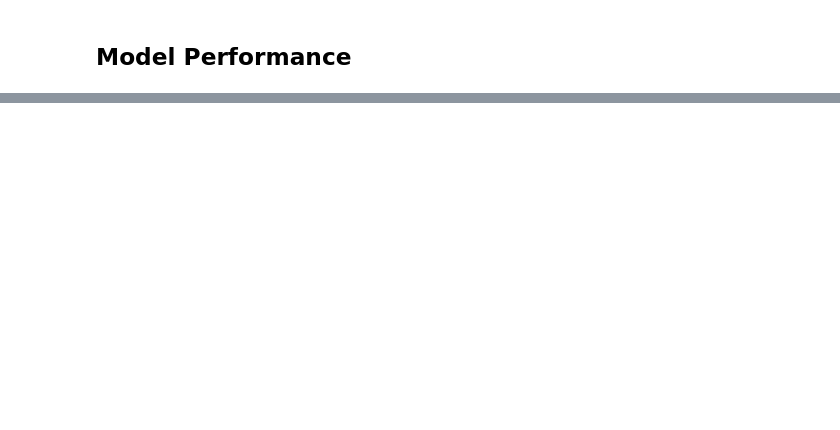
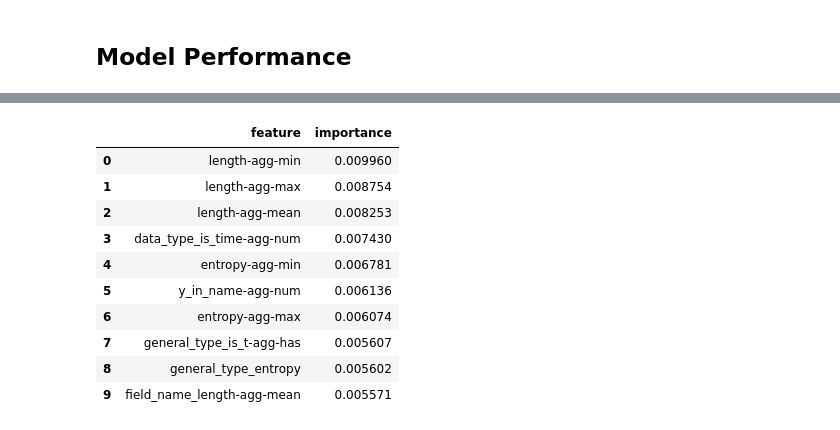
Before and after one commit to devonds/viz, a Jupyter notebook: notebooks/Predict_Chart_Type_RF.ipynb, the cells around one changed output, grey strips where cells are left out. Drawn from its saved outputs; the diff is of its cells as text; code cells hidden in the pictures; blank space fills up the shorter version.

```diff
--- a/notebooks/Predict_Chart_Type_RF.ipynb
+++ b/notebooks/Predict_Chart_Type_RF.ipynb
@@ -261,0 +238,13 @@ Name: labels, Length: 888484, dtype: object
+# %%
+# define model using best params from above grid search
+model = best_estimator
+# Fit on training data
+model.fit(X_train, y_train)
+# predictions
+y_pred = model.predict(X_test)
+# probabilities for each class
+probs = model.predict_proba(X_test)
+# predicitons as a data frame with chart labels
+preds = pd.DataFrame(y_pred)
+chart_names = labels.columns.tolist()
+preds.columns = chart_names
@@ -261,0 +321,26 @@ Name: labels, Length: 888484, dtype: object
+# %%
+def format_feature_importances(model, columns, limit=10):
+    importances = model.feature_importances_
+    indices = np.argsort(importances)[::-1]
+    feature_importance_table = [
+        [columns[i], importances[i]] for i in indices][:limit]
+    feature_importance_df = pd.DataFrame(
+        feature_importance_table, columns=[
+            'feature', 'importance'])
+    display(feature_importance_df)
+# %%
+columns = features.columns.tolist()
+# %%
+format_feature_importances(model, columns)
+# %% [output]
+|  | feature | importance |
+| 0 | length-agg-min | 0.009960 |
+| 1 | length-agg-max | 0.008754 |
+| 2 | length-agg-mean | 0.008253 |
+| 3 | data_type_is_time-agg-num | 0.007430 |
+| 4 | entropy-agg-min | 0.006781 |
+| 5 | y_in_name-agg-num | 0.006136 |
+| 6 | entropy-agg-max | 0.006074 |
+| 7 | general_type_is_t-agg-has | 0.005607 |
+| 8 | general_type_entropy | 0.005602 |
+| 9 | field_name_length-agg-mean | 0.005571 |
```
Also changed, not shown: parts of 38 cells of this notebook, 15 other files.
